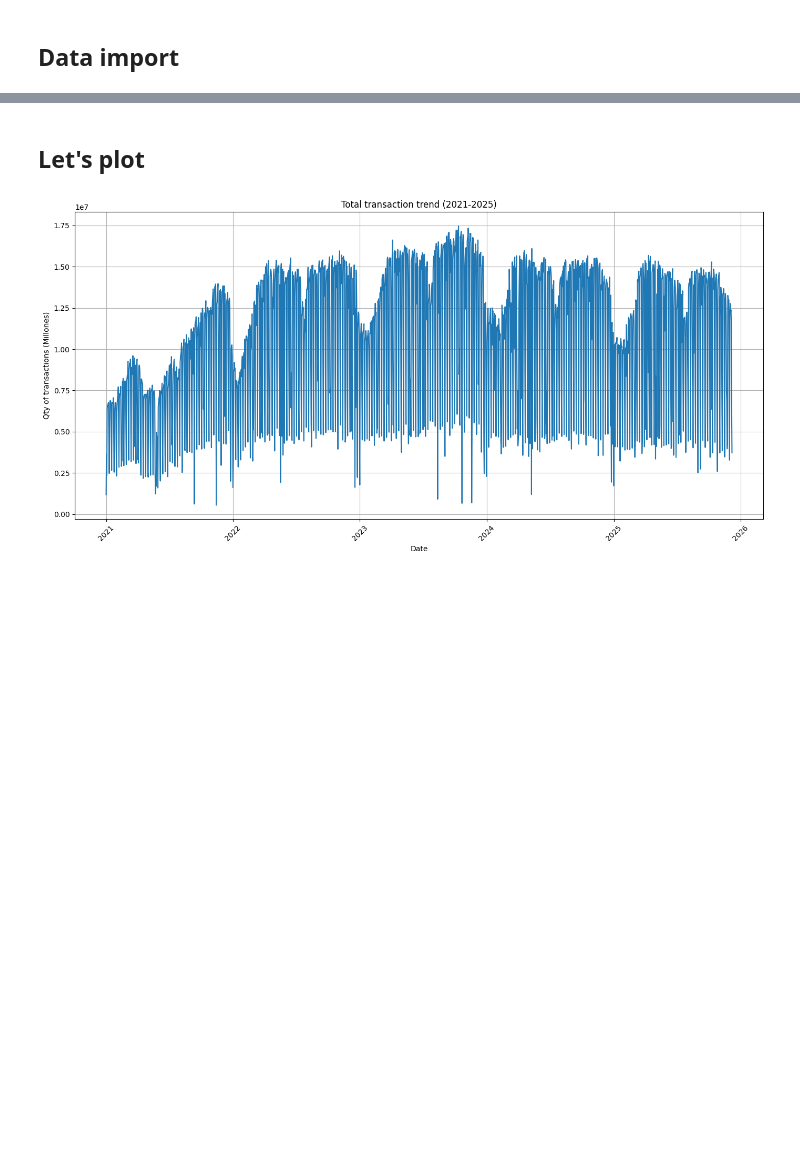
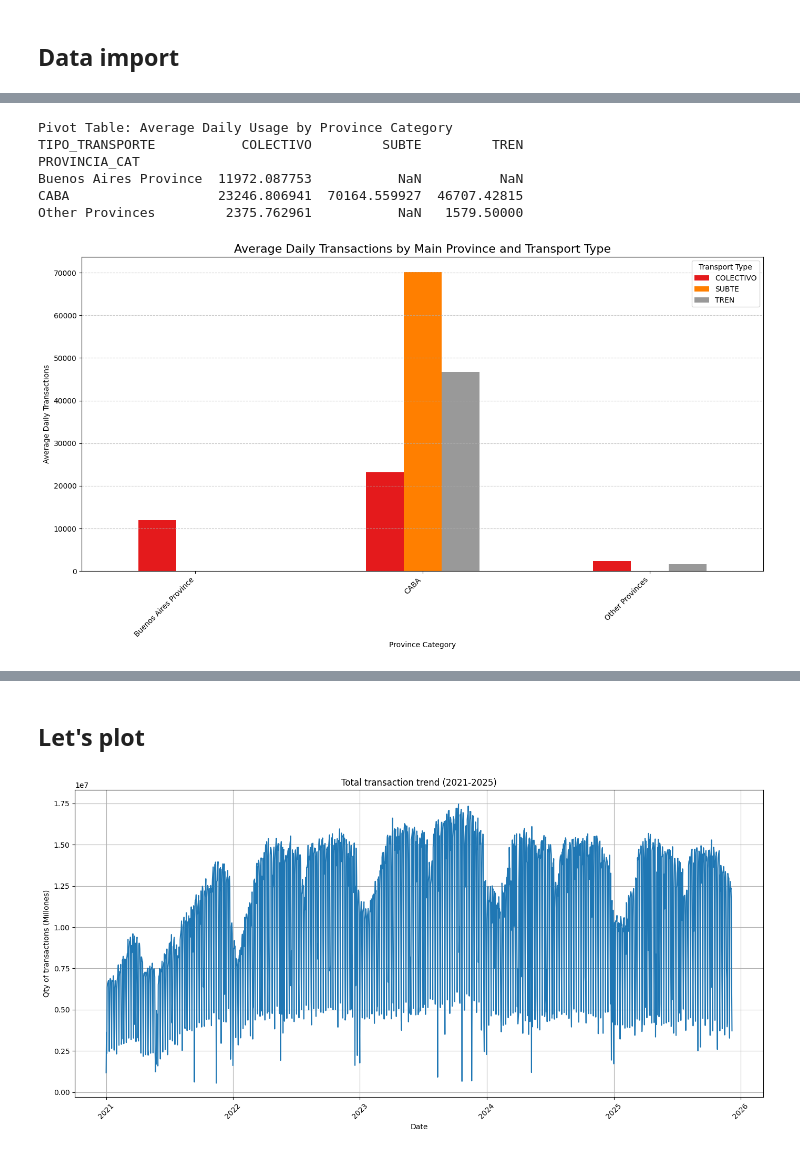
Before and after one commit to valentinbellini/Data-Analyst, a Jupyter notebook: SUBE/DataAnalysis.ipynb, the cells around one changed output, grey strips where cells are left out. Drawn from its saved outputs; the diff is of its cells as text; code cells hidden in the pictures; blank space fills up the shorter version.

Commit message:
Starting analysis

```diff
--- a/SUBE/DataAnalysis.ipynb
+++ b/SUBE/DataAnalysis.ipynb
@@ -14,0 +18,70 @@ df_analisis = pd.read_csv(
+# %%
+import pandas as pd
+import matplotlib.pyplot as plt
+import seaborn as sns
+
+# Define the list of main transport types to analyze
+MAIN_TRANSPORT_TYPES = ['COLECTIVO', 'TREN', 'SUBTE']
+
+# 1. Standardize and categorize the provinces for plotting clarity
+def categorize_province(province):
+    """Categorizes provinces into main regions for clear analysis."""
+    if province == 'BUENOS AIRES':
+        return 'Buenos Aires Province'
+    elif province == 'CABA':
+        return 'CABA'
+    elif province == 'JN':
+        return 'CABA' # High volume, likely AMBA related
+    else:
+        return 'Other Provinces'
+
+# Copy into a new dataframe
+df_geo = df_analisis
+
+# Create the categorized column
+df_geo['PROVINCIA_CAT'] = df_geo['PROVINCIA'].apply(categorize_province)
+
+# Filter for the main transport types
+df_filtered = df_geo[df_geo['TIPO_TRANSPORTE'].isin(MAIN_TRANSPORT_TYPES)].copy()
+
+# 2. Calculate the average daily usage grouped by Province Category and Transport Type
+# We calculate the MEAN to smooth out daily variance and focus on typical demand.
+df_geo_avg = df_filtered.groupby(
+    ['PROVINCIA_CAT', 'TIPO_TRANSPORTE']
+)['CANTIDAD'].mean().reset_index()
+
+# 3. Create a pivot table for visualization
+df_geo_pivot = df_geo_avg.pivot(
+    index='PROVINCIA_CAT',
+    columns='TIPO_TRANSPORTE',
+    values='CANTIDAD'
+)
+
+print("Pivot Table: Average Daily Usage by Province Category")
+print(df_geo_pivot)
+
+# 4. Visualization: Grouped Bar Chart
+
+# Set up the plot size
+plt.figure(figsize=(14, 8))
+
+# Create the grouped bar chart
+df_geo_pivot.plot(kind='bar', ax=plt.gca(), cmap='Set1')
+
+# Add titles and labels (in English)
+plt.title('Average Daily Transactions by Main Province and Transport Type', fontsize=16)
+plt.xlabel('Province Category')
+plt.ylabel('Average Daily Transactions')
+plt.xticks(rotation=45, ha='right') # Rotate x-axis labels for readability
+plt.legend(title='Transport Type')
+plt.grid(axis='y', linestyle='--', alpha=0.7)
+plt.tight_layout()
+plt.show() # Display the plot.
+# %% [output]
+Pivot Table: Average Daily Usage by Province Category
+TIPO_TRANSPORTE           COLECTIVO         SUBTE         TREN
+PROVINCIA_CAT
+Buenos Aires Province  11972.087753           NaN          NaN
+CABA                   23246.806941  70164.559927  46707.42815
+Other Provinces         2375.762961           NaN   1579.50000
+[figure, added]
```
Also changed, not shown: parts of 10 cells of this notebook, 2 other files.
